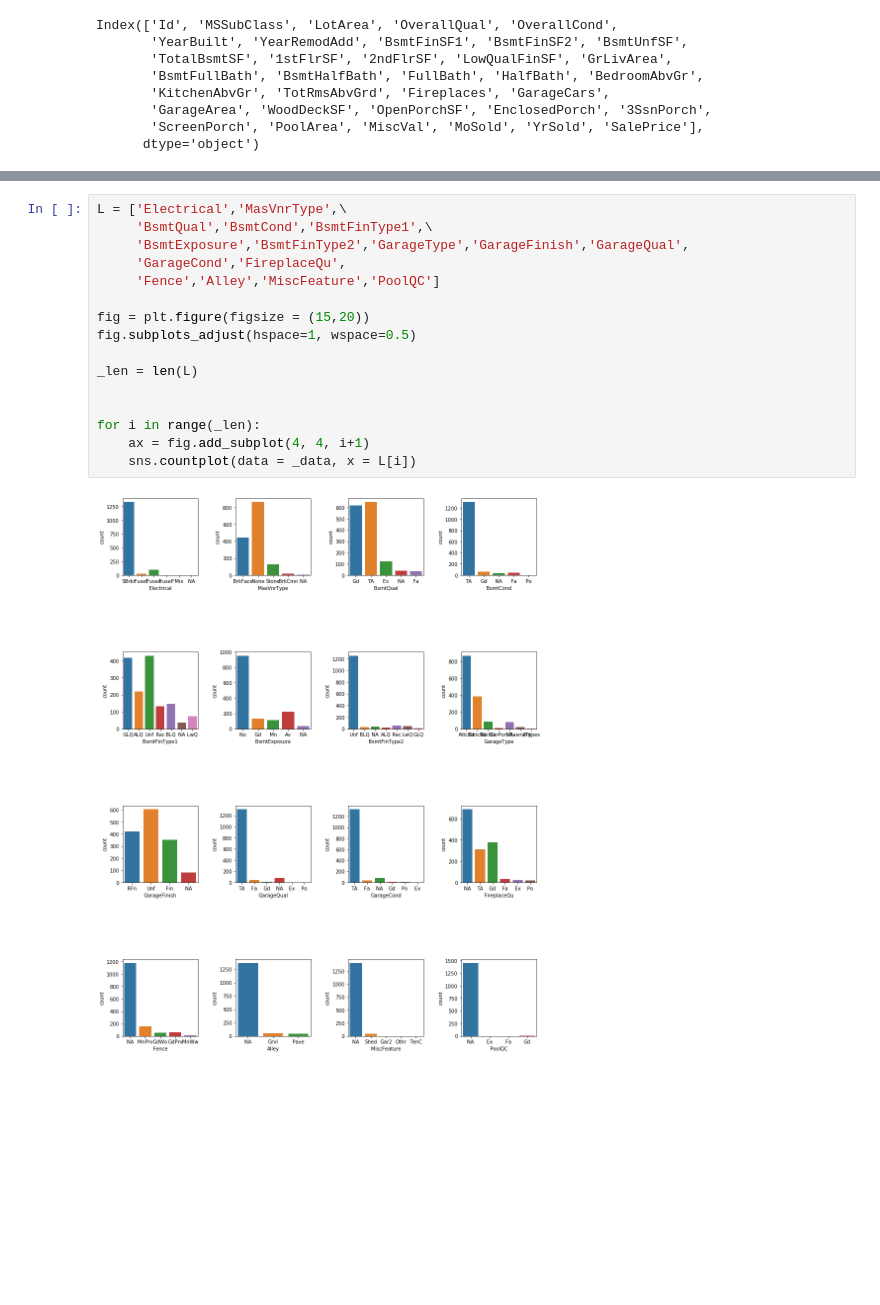
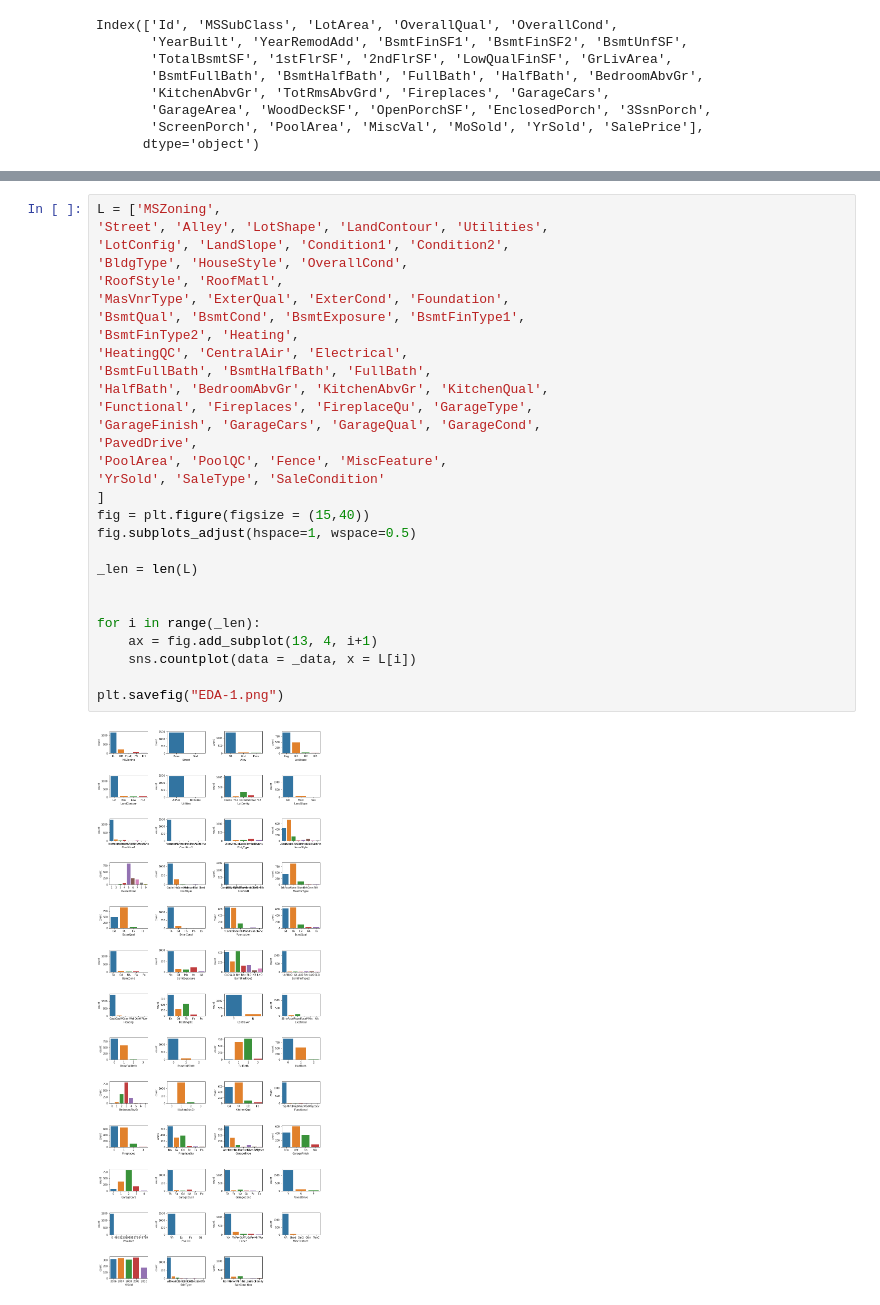
Before and after one commit to Shankhanil/CodePractice, a Jupyter notebook: Kaggle code/house-prices-advanced-regression-techniques/main.ipynb, the cells around one changed output, grey strips where cells are left out. Saved outputs shown, nothing was run; the diff lists cells and outputs as text; blank space fills up the shorter version.

Commit message:
EDA and data visualization - 2

```diff
--- a/Kaggle code/house-prices-advanced-regression-techniques/main.ipynb
+++ b/Kaggle code/house-prices-advanced-regression-techniques/main.ipynb
@@ -75,18 +112,31 @@ Index(['Id', 'MSSubClass', 'LotArea', 'OverallQual', 'OverallCond',
 # %%
-L = ['Electrical','MasVnrType',\
-     'BsmtQual','BsmtCond','BsmtFinType1',\
-     'BsmtExposure','BsmtFinType2','GarageType','GarageFinish','GarageQual',
-     'GarageCond','FireplaceQu',
-     'Fence','Alley','MiscFeature','PoolQC']
-
-fig = plt.figure(figsize = (15,20))
+L = ['MSZoning',
+'Street', 'Alley', 'LotShape', 'LandContour', 'Utilities',
+'LotConfig', 'LandSlope', 'Condition1', 'Condition2',
+'BldgType', 'HouseStyle', 'OverallCond',
+'RoofStyle', 'RoofMatl',
+'MasVnrType', 'ExterQual', 'ExterCond', 'Foundation',
+'BsmtQual', 'BsmtCond', 'BsmtExposure', 'BsmtFinType1',
+'BsmtFinType2', 'Heating',
+'HeatingQC', 'CentralAir', 'Electrical',
+'BsmtFullBath', 'BsmtHalfBath', 'FullBath',
+'HalfBath', 'BedroomAbvGr', 'KitchenAbvGr', 'KitchenQual',
+'Functional', 'Fireplaces', 'FireplaceQu', 'GarageType',
+'GarageFinish', 'GarageCars', 'GarageQual', 'GarageCond',
+'PavedDrive',
+'PoolArea', 'PoolQC', 'Fence', 'MiscFeature',
+'YrSold', 'SaleType', 'SaleCondition'
+]
+fig = plt.figure(figsize = (15,40))
 fig.subplots_adjust(hspace=1, wspace=0.5)
 
 _len = len(L)
 
 
 for i in range(_len):
-    ax = fig.add_subplot(4, 4, i+1)
+    ax = fig.add_subplot(13, 4, i+1)
     sns.countplot(data = _data, x = L[i])
+
+plt.savefig("EDA-1.png")
 # %% [output]
-[figure, old version]
+[figure, new version]
```
Also changed, not shown: parts of 7 cells of this notebook, 1 other file.
